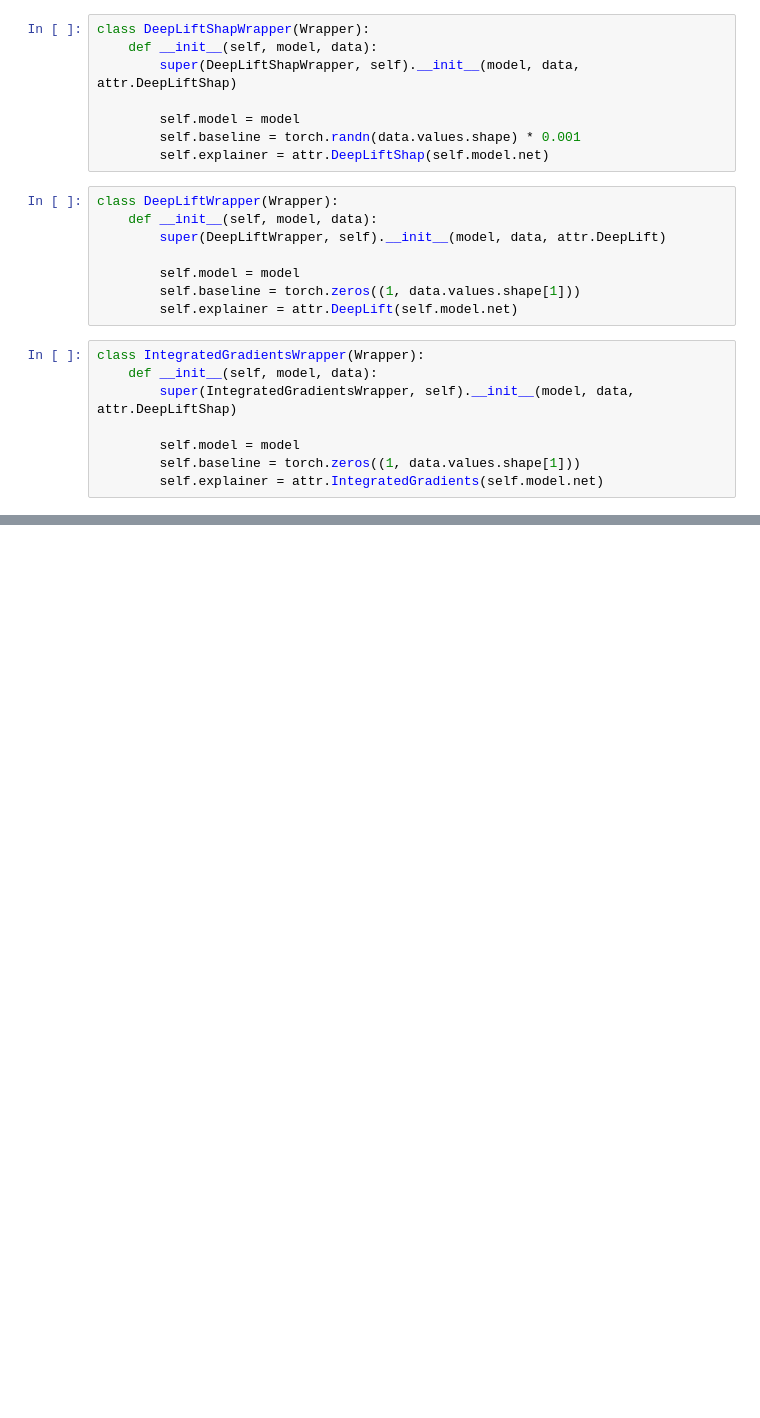
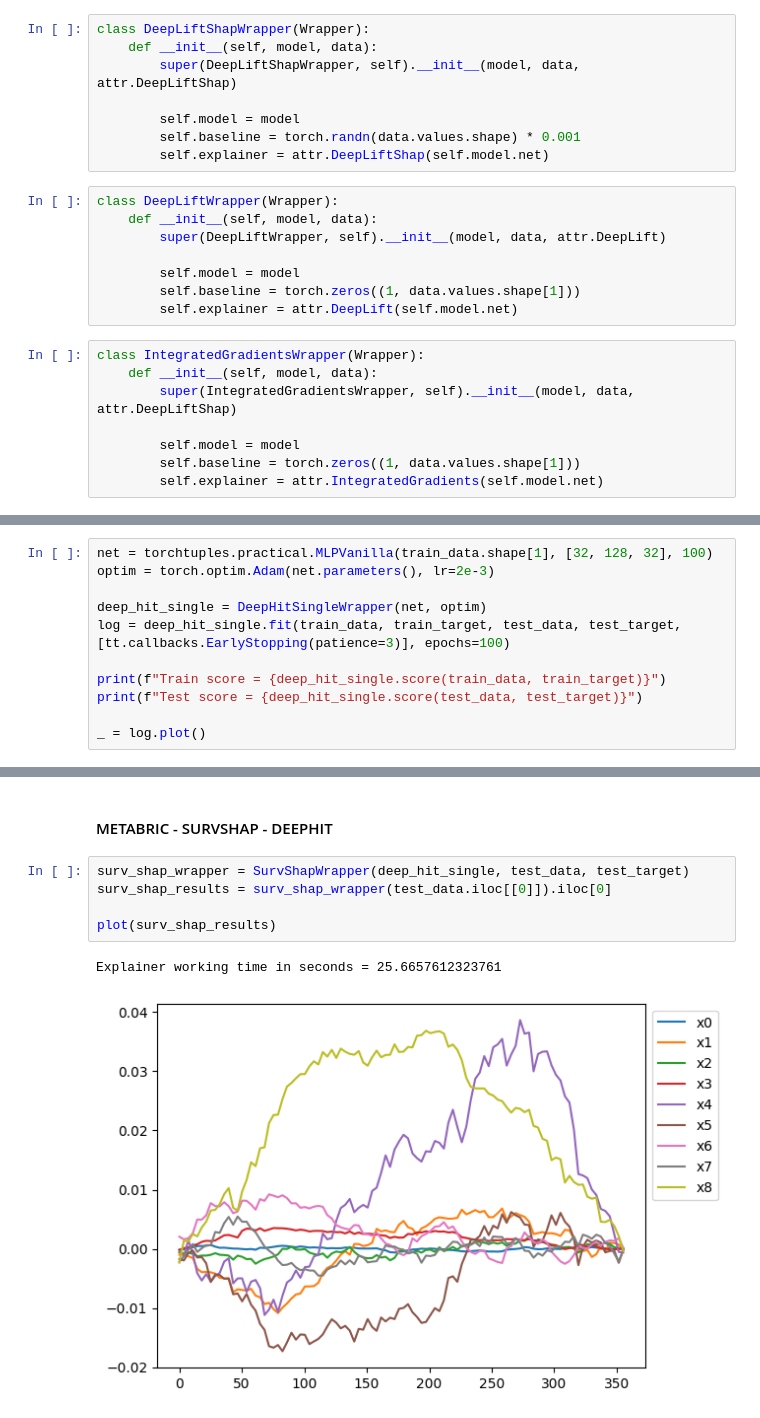
Before and after one commit to kskrajny/xai_team, a Jupyter notebook: XAI_project/XAI_Project_V.ipynb, the cells around one changed output, grey strips where cells are left out. Drawn from its saved outputs; the diff is of its cells as text; blank space fills up the shorter version.

```diff
--- a/XAI_project/XAI_Project_V.ipynb
+++ b/XAI_project/XAI_Project_V.ipynb
@@ -165,0 +236,11 @@ df
+# %%
+net = torchtuples.practical.MLPVanilla(train_data.shape[1], [32, 128, 32], 100)
+optim = torch.optim.Adam(net.parameters(), lr=2e-3)
+
+deep_hit_single = DeepHitSingleWrapper(net, optim)
+log = deep_hit_single.fit(train_data, train_target, test_data, test_target, [tt.callbacks.EarlyStopping(patience=3)], epochs=100)
+
+print(f"Train score = {deep_hit_single.score(train_data, train_target)}")
+print(f"Test score = {deep_hit_single.score(test_data, test_target)}")
+
+_ = log.plot()
@@ -165,0 +281,10 @@ df
+# %% [markdown]
+#### METABRIC - SURVSHAP - DEEPHIT
+# %%
+surv_shap_wrapper = SurvShapWrapper(deep_hit_single, test_data, test_target)
+surv_shap_results = surv_shap_wrapper(test_data.iloc[[0]]).iloc[0]
+
+plot(surv_shap_results)
+# %% [output]
+Explainer working time in seconds = 25.6657612323761
+[figure, added]
```
Also changed, not shown: parts of 36 cells of this notebook.
